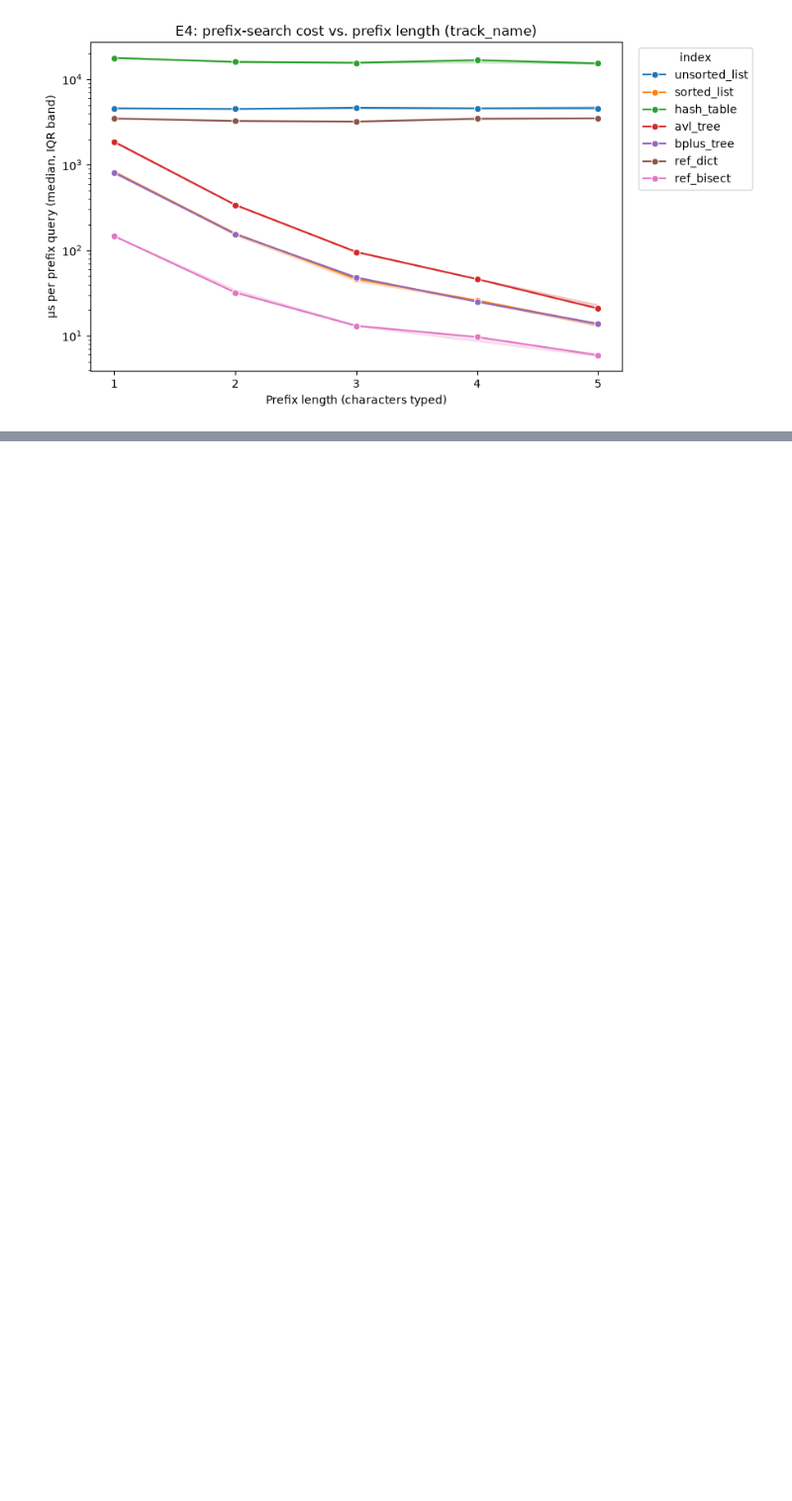
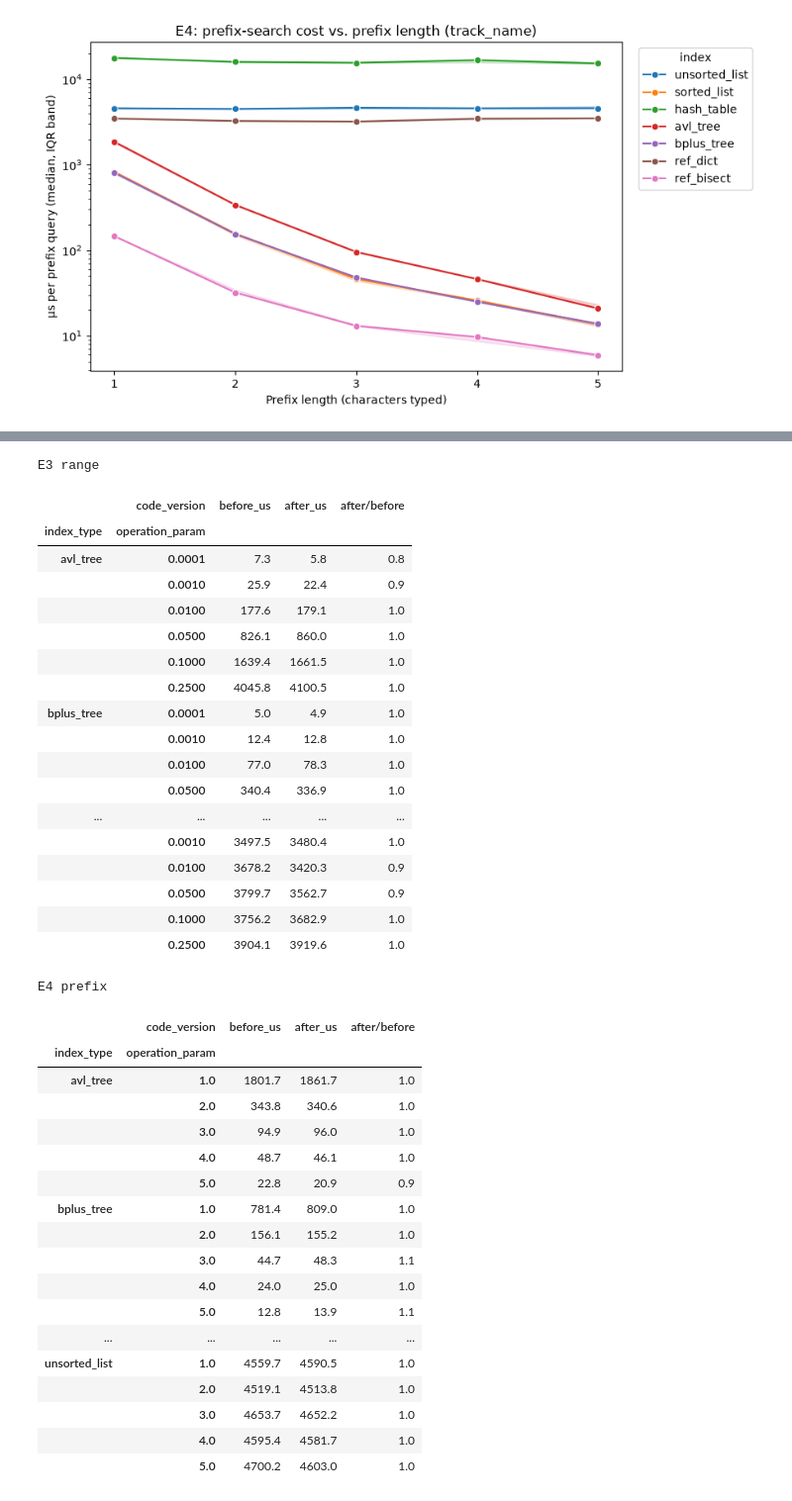
Before and after one commit to shreyaselva/26F-DS4300-P01, a Jupyter notebook: analysis/shreya_analysis.ipynb, the cells around one changed output, grey strips where cells are left out. Shown at 99% size. Saved outputs shown, nothing was run; the diff lists cells and outputs as text; code cells hidden in the pictures; blank space fills up the shorter version.

```diff
--- a/analysis/shreya_analysis.ipynb
+++ b/analysis/shreya_analysis.ipynb
@@ -191,0 +194,50 @@ pd.DataFrame({
+# %%
+#before and after comparison
+def before_after(data):
+    t = (data.groupby(["index_type", "operation_param", "code_version"])["us_per_op"]
+             .median().unstack("code_version"))
+    t = t[[BEFORE, AFTER]].rename(columns={BEFORE: "before_us", AFTER: "after_us"})
+    t["after/before"] = (t["after_us"] / t["before_us"]).round(2)
+    return t.round(1)
+
+print("E3 range"); display(before_after(e3_all))
+print("E4 prefix"); display(before_after(e4_all))
+# %% [output]
+E3 range
+|  | code_version | before_us | after_us | after/before |
+| index_type | operation_param |  |  |  |
+| avl_tree | 0.0001 | 7.3 | 5.8 | 0.8 |
+|  | 0.0010 | 25.9 | 22.4 | 0.9 |
+|  | 0.0100 | 177.6 | 179.1 | 1.0 |
+|  | 0.0500 | 826.1 | 860.0 | 1.0 |
+|  | 0.1000 | 1639.4 | 1661.5 | 1.0 |
+|  | 0.2500 | 4045.8 | 4100.5 | 1.0 |
+| bplus_tree | 0.0001 | 5.0 | 4.9 | 1.0 |
+|  | 0.0010 | 12.4 | 12.8 | 1.0 |
+|  | 0.0100 | 77.0 | 78.3 | 1.0 |
+|  | 0.0500 | 340.4 | 336.9 | 1.0 |
+| ... | ... | ... | ... | ... |
+|  | 0.0010 | 3497.5 | 3480.4 | 1.0 |
+|  | 0.0100 | 3678.2 | 3420.3 | 0.9 |
+|  | 0.0500 | 3799.7 | 3562.7 | 0.9 |
+|  | 0.1000 | 3756.2 | 3682.9 | 1.0 |
+|  | 0.2500 | 3904.1 | 3919.6 | 1.0 |
+E4 prefix
+|  | code_version | before_us | after_us | after/before |
+| index_type | operation_param |  |  |  |
+| avl_tree | 1.0 | 1801.7 | 1861.7 | 1.0 |
+|  | 2.0 | 343.8 | 340.6 | 1.0 |
+|  | 3.0 | 94.9 | 96.0 | 1.0 |
+|  | 4.0 | 48.7 | 46.1 | 1.0 |
+|  | 5.0 | 22.8 | 20.9 | 0.9 |
+| bplus_tree | 1.0 | 781.4 | 809.0 | 1.0 |
+|  | 2.0 | 156.1 | 155.2 | 1.0 |
+|  | 3.0 | 44.7 | 48.3 | 1.1 |
+|  | 4.0 | 24.0 | 25.0 | 1.0 |
+|  | 5.0 | 12.8 | 13.9 | 1.1 |
+| ... | ... | ... | ... | ... |
+| unsorted_list | 1.0 | 4559.7 | 4590.5 | 1.0 |
+|  | 2.0 | 4519.1 | 4513.8 | 1.0 |
+|  | 3.0 | 4653.7 | 4652.2 | 1.0 |
+|  | 4.0 | 4595.4 | 4581.7 | 1.0 |
+|  | 5.0 | 4700.2 | 4603.0 | 1.0 |
```
Also changed, not shown: parts of 7 cells of this notebook.
